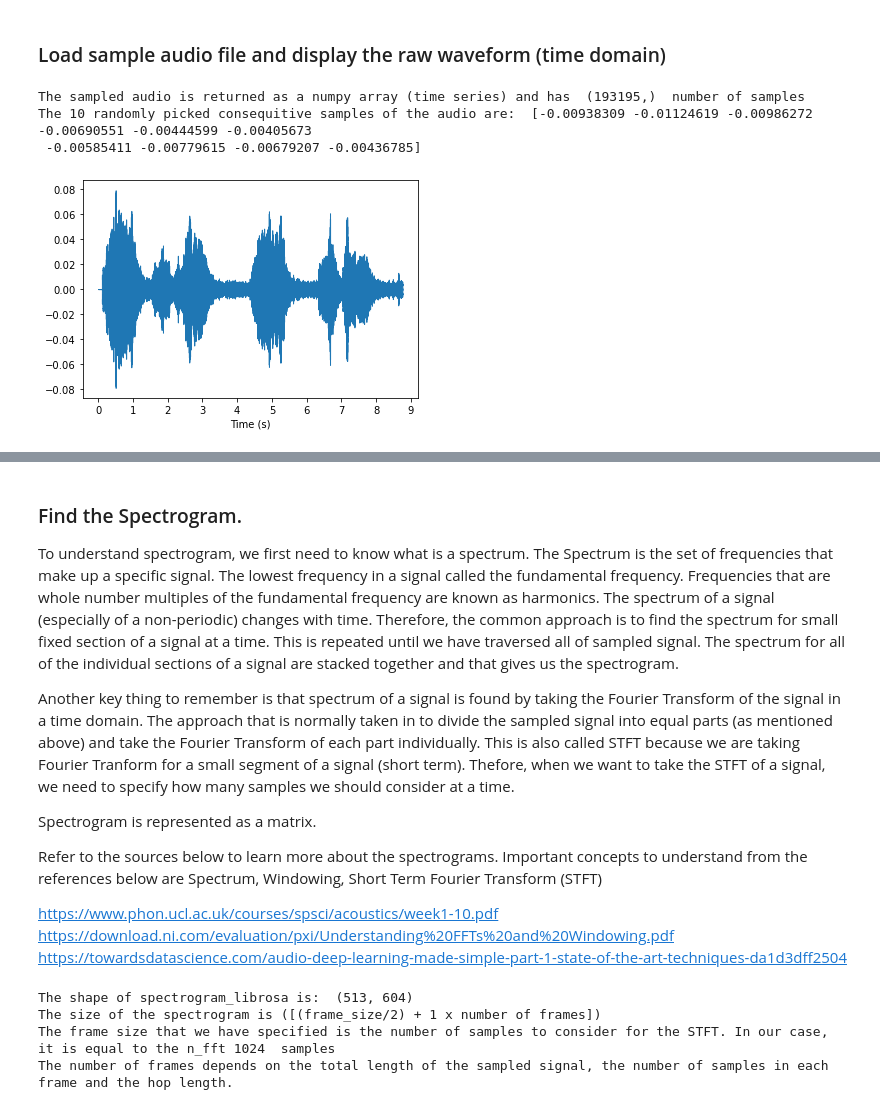
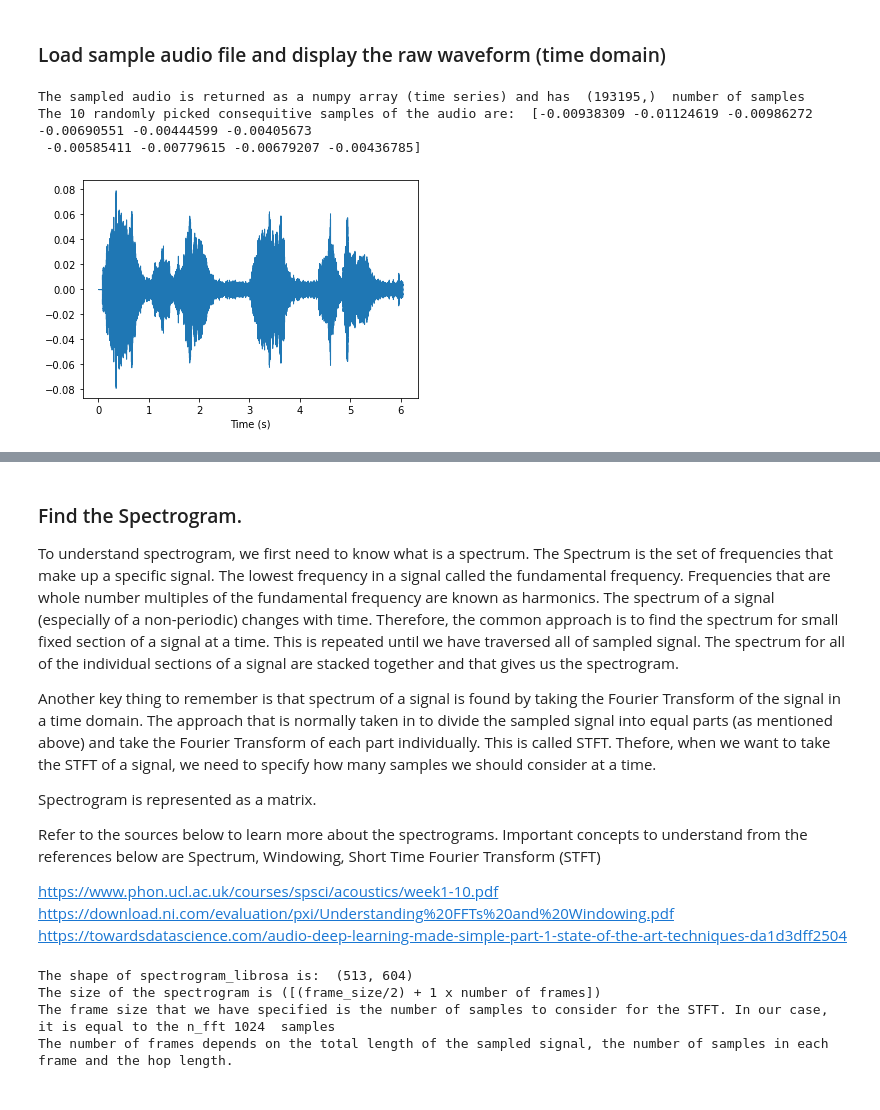
Before and after one commit to PrabhjotKaurGosal/Helpful-scripts-for-MachineLearning, a Jupyter notebook: AudioFeatureExtraction_vX.ipynb, the cells around one changed output, grey strips where cells are left out. Drawn from its saved outputs; the diff is of its cells as text; code cells hidden in the pictures.

```diff
--- a/AudioFeatureExtraction_vX.ipynb
+++ b/AudioFeatureExtraction_vX.ipynb
@@ -15,14 +15,14 @@ import skimage.io
 ### Load sample audio file and display the raw waveform (time domain)
 # %%
 y, sr = librosa.load('h_1.wav', sr=32000)
-librosa.display.waveshow(y, max_points=11025, x_axis='s')
+librosa.display.waveshow(y, sr= sr, x_axis='s')
 print("The sampled audio is returned as a numpy array (time series) and has ", y.shape, " number of samples")
 print("The 10 randomly picked consequitive samples of the audio are: ", y[3000:3010])
 # %% [output]
 The sampled audio is returned as a numpy array (time series) and has  (193195,)  number of samples
 The 10 randomly picked consequitive samples of the audio are:  [-0.00938309 -0.01124619 -0.00986272 -0.00690551 -0.00444599 -0.00405673
  -0.00585411 -0.00779615 -0.00679207 -0.00436785]
-[figure, old version]
+[figure, new version]
 # %%
 # Hear the audio
 Audio('h_1.wav')
@@ -32,12 +32,12 @@ Audio('h_1.wav')
 ### Find the Spectrogram.
 To understand spectrogram, we first need to know what is a spectrum. The Spectrum is the set of frequencies that make up a specific signal. The lowest frequency in a signal called the fundamental frequency. Frequencies that are whole number multiples of the fundamental frequency are known as harmonics. The spectrum of a signal (especially of a non-periodic) changes with time. Therefore, the common approach is to find the spectrum for small fixed section of a signal at a time. This is repeated until we have traversed all of sampled signal. The spectrum for all of the individual sections of a signal are stacked together and that gives us the spectrogram.
 
-Another key thing to remember is that spectrum of a signal is found by taking the Fourier Transform of the signal in a time domain. The approach that is normally taken in to divide the sampled signal into equal parts (as mentioned above) and take the Fourier Transform of each part individually. This is also called STFT because we are taking Fourier Tranform for a small segment of a signal (short term). Thefore, when we want to take the STFT of a signal, we need to specify how many samples we should consider at a time.
+Another key thing to remember is that spectrum of a signal is found by taking the Fourier Transform of the signal in a time domain. The approach that is normally taken in to divide the sampled signal into equal parts (as mentioned above) and take the Fourier Transform of each part individually. This is called STFT. Thefore, when we want to take the STFT of a signal, we need to specify how many samples we should consider at a time.
 
 Spectrogram is represented as a matrix.
 
 Refer to the sources below to learn more about the spectrograms.
-Important concepts to understand from the references below are Spectrum, Windowing, Short Term Fourier Transform (STFT)
+Important concepts to understand from the references below are Spectrum, Windowing, Short Time Fourier Transform (STFT)
 
 https://www.phon.ucl.ac.uk/courses/spsci/acoustics/week1-10.pdf
 https://download.ni.com/evaluation/pxi/Understanding%20FFTs%20and%20Windowing.pdf
```
Also changed, not shown: parts of 3 cells of this notebook.
